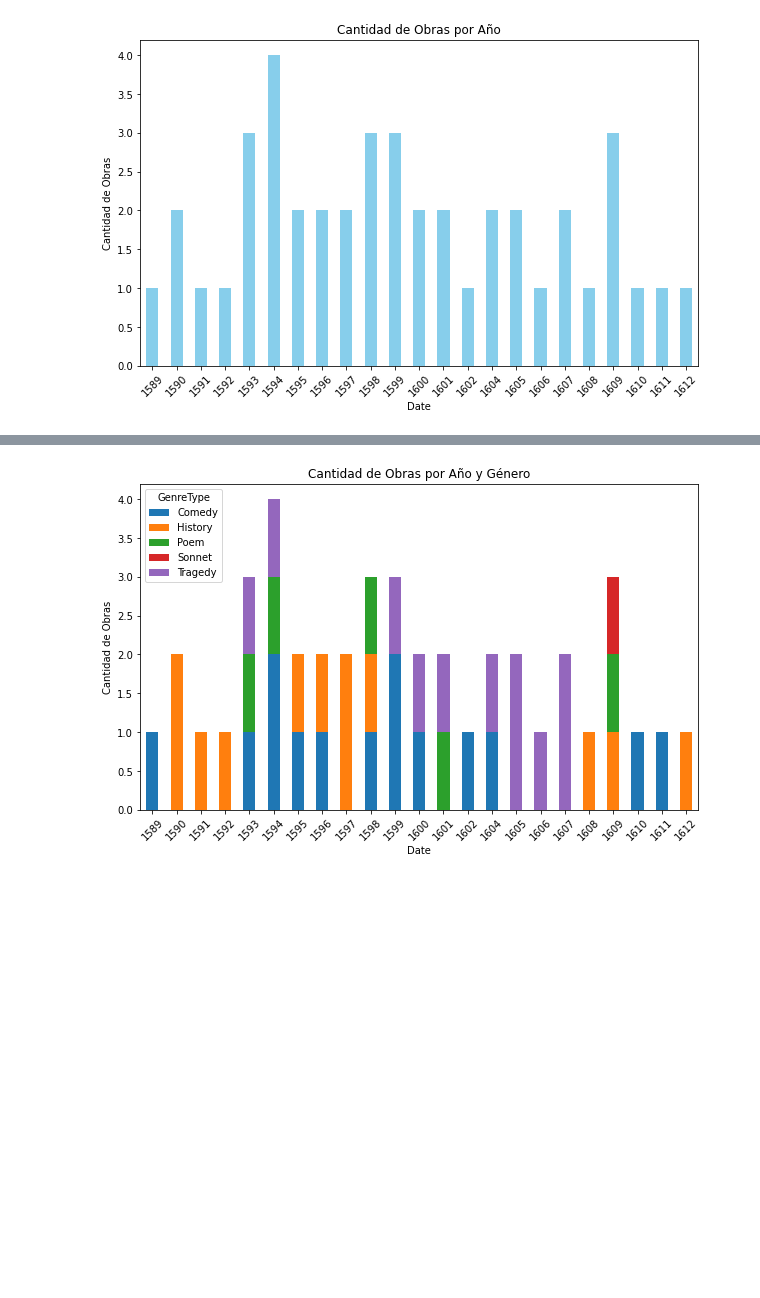
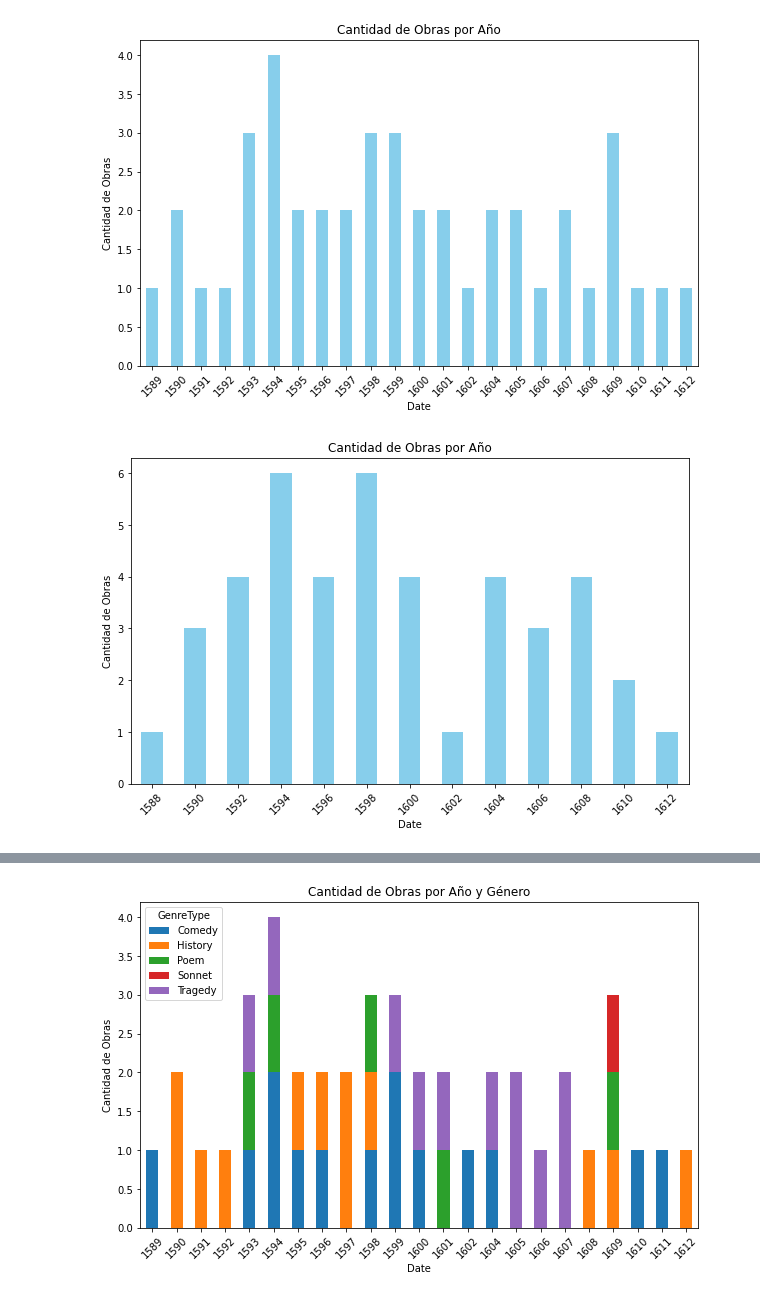
Before and after one commit to AlinaMendez/intro-cd, a Jupyter notebook: Tarea_1/shakespeare_propuesta.ipynb, the cells around one changed output, grey strips where cells are left out. Drawn from its saved outputs; the diff is of its cells as text; code cells hidden in the pictures; blank space fills up the shorter version.

```diff
--- a/Tarea_1/shakespeare_propuesta.ipynb
+++ b/Tarea_1/shakespeare_propuesta.ipynb
@@ -241,3 +333,18 @@ plt.xticks(rotation=45)
 plt.show()
 # %% [output]
 [figure]
+# %%
+# Contar la cantidad de obras por año y género
+df_works_copy = df_works.copy()
+df_works_copy['Date'] = df_works_copy['Date'] // 2 * 2
+obras_por_año_agrupado = df_works_copy.groupby('Date').size()
+
+# Graficar
+obras_por_año_agrupado.plot(kind='bar', figsize=(10, 6), color='skyblue')
+plt.title('Cantidad de Obras por Año')
+plt.xlabel('Date')
+plt.ylabel('Cantidad de Obras')
+plt.xticks(rotation=45)
+plt.show()
+# %% [output]
+[figure, added]
```
Also changed, not shown: parts of 19 cells of this notebook.
